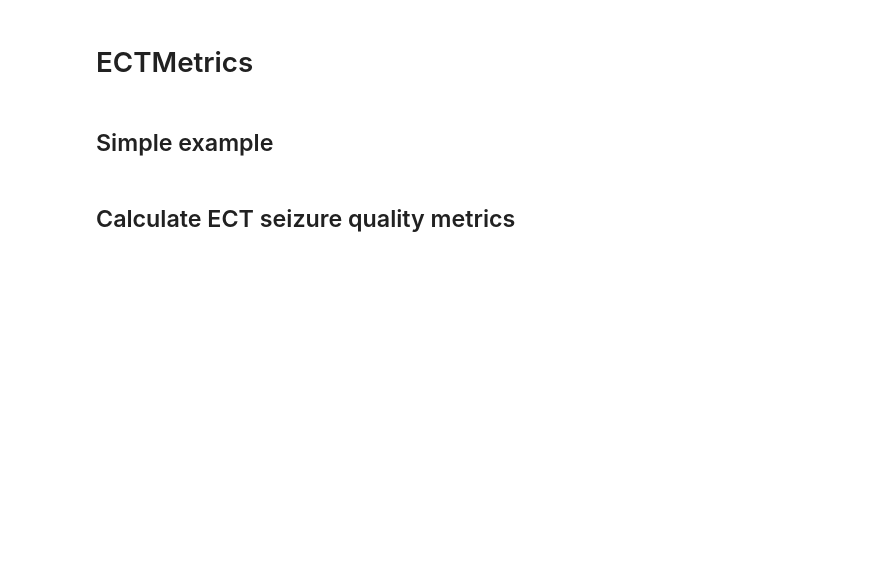
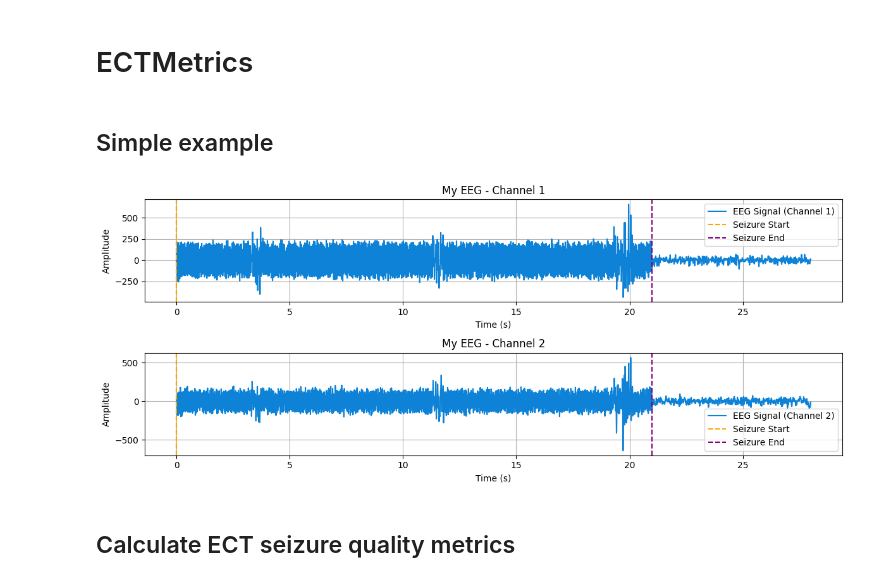
Before and after one commit to maxkayser/ectmetrics, a Jupyter notebook: examples/example_simple.ipynb, the cells around one changed output. Drawn from its saved outputs; the diff is of its cells as text; code cells hidden in the pictures; blank space fills up the shorter version.

```diff
--- a/examples/example_simple.ipynb
+++ b/examples/example_simple.ipynb
@@ -11,2 +10,15 @@ importlib.reload(ectmetrics.metrics)
+# %%
+# Generate the EEG signal
+eeg = generate(
+    signal_duration = 28,      # Duration of the EEG signal in seconds
+    seizure_duration = 21,     # Duration of the seizure in seconds
+    sampling_frequency = 200,  # Sampling frequency of the signal in Hz
+    eeg_name = 'My EEG'        # Name or identifier for the EEG
+)
+# %%
+#Visualize the signals
+plot(eeg)
+# %% [output]
+[figure, added]
 # %% [markdown]
 ## Calculate ECT seizure quality metrics
```
Also changed, not shown: parts of 1 cell of this notebook, 4 other files.
